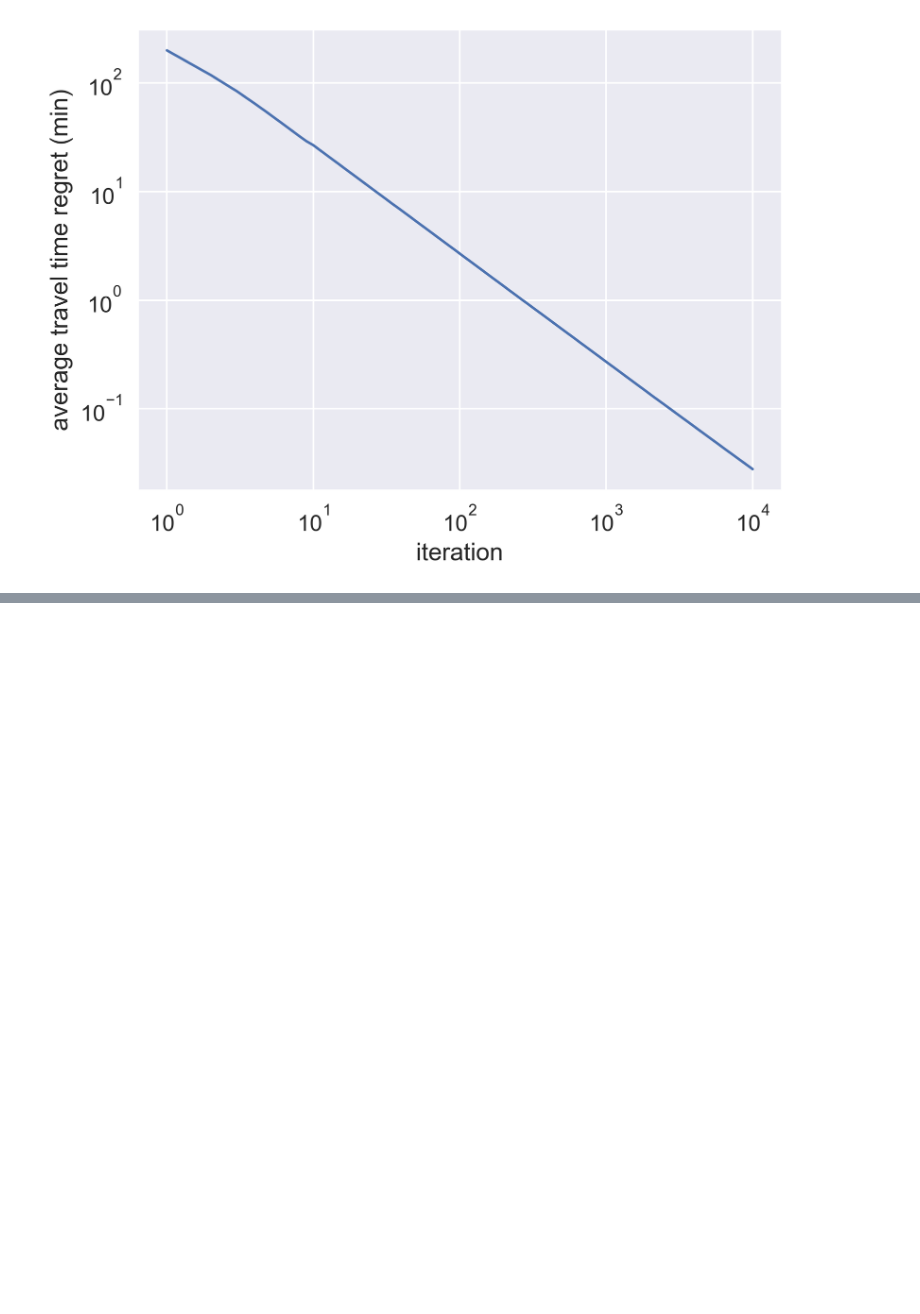
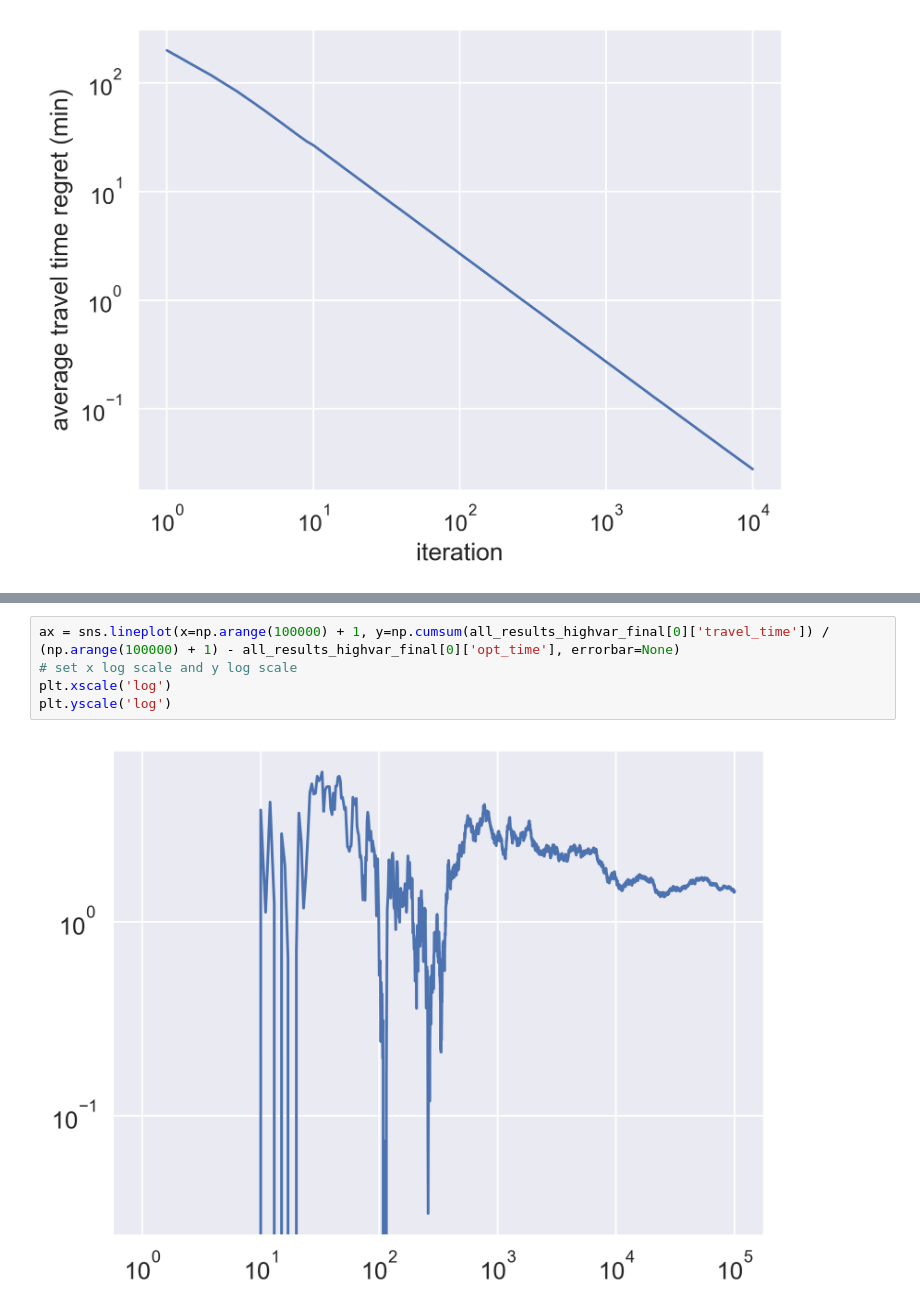
Before and after one commit to xinyufei/route_recommendation, a Jupyter notebook: test_notebook/test_bandit.ipynb, the cells around one changed output, grey strips where cells are left out. Drawn from its saved outputs; the diff is of its cells as text; blank space fills up the shorter version.

```diff
--- a/test_notebook/test_bandit.ipynb
+++ b/test_notebook/test_bandit.ipynb
@@ -412,0 +467,7 @@ fig_2 = draw_figure_runs(all_regret)
+# %%
+ax = sns.lineplot(x=np.arange(100000) + 1, y=np.cumsum(all_results_highvar_final[0]['travel_time']) / (np.arange(100000) + 1) - all_results_highvar_final[0]['opt_time'], errorbar=None)
+# set x log scale and y log scale
+plt.xscale('log')
+plt.yscale('log')
+# %% [output]
+[figure, added]
```
Also changed, not shown: parts of 16 cells of this notebook, 3 other files.
